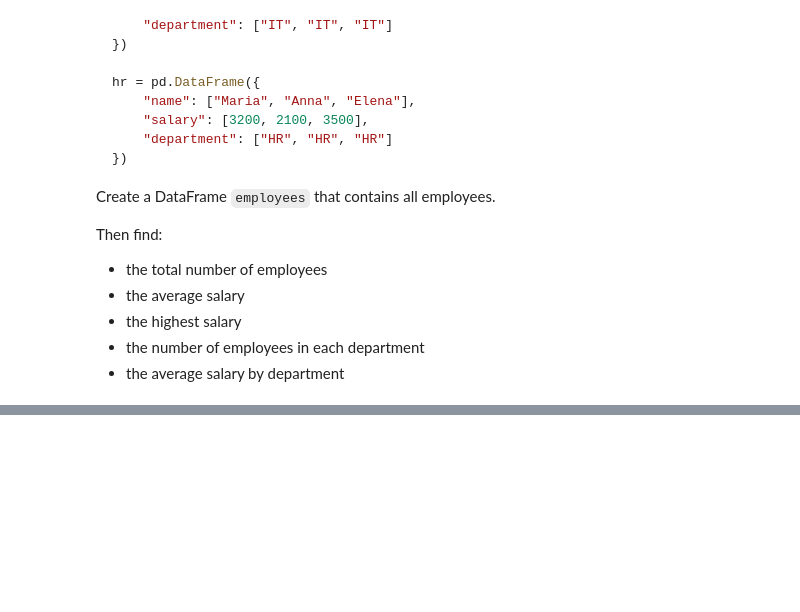
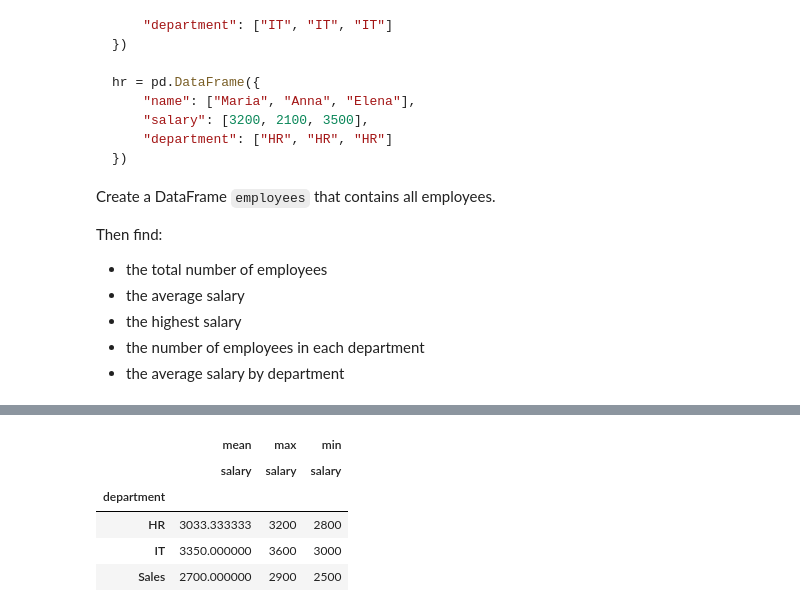
Before and after one commit to manoldzhermanski/Python_Practice, a Jupyter notebook: 03_pandas/pandas_fundamentals.ipynb, the cells around one changed output, grey strips where cells are left out. Cells and saved outputs as stored; diff of their text form; code cells hidden in the pictures; blank space fills up the shorter version.

```diff
--- a/03_pandas/pandas_fundamentals.ipynb
+++ b/03_pandas/pandas_fundamentals.ipynb
@@ -3700,0 +3875,25 @@ employees.groupby("department")["salary"].mean()
+# %%
+employees = pd.DataFrame({
+    "name": ["Ivan", "Maria", "Peter", "Anna", "Georgi", "Elena",
+             "Dimitar", "Nina", "Alex", "Laura"],
+    "department": ["IT", "IT", "HR", "HR", "Sales", "Sales",
+                   "IT", "HR", "Sales", "IT"],
+    "gender": ["M", "F", "M", "F", "M", "F", "M", "F", "M", "F"],
+    "salary": [3000, 3500, 2800, 3200, 2500, 2900,
+               3300, 3100, 2700, 3600],
+    "years_experience": [2, 5, 1, 6, 2, 4, 4, 5, 3, 7]
+})
+
+pd.pivot_table(
+    employees,
+    values="salary",
+    index="department",
+    aggfunc=["mean", "max", "min"]
+)
+# %% [output]
+|  | mean | max | min |
+|  | salary | salary | salary |
+| department |  |  |  |
+| HR | 3033.333333 | 3200 | 2800 |
+| IT | 3350.000000 | 3600 | 3000 |
+| Sales | 2700.000000 | 2900 | 2500 |
```
Also changed, not shown: parts of 13 cells of this notebook, 1 other file.
